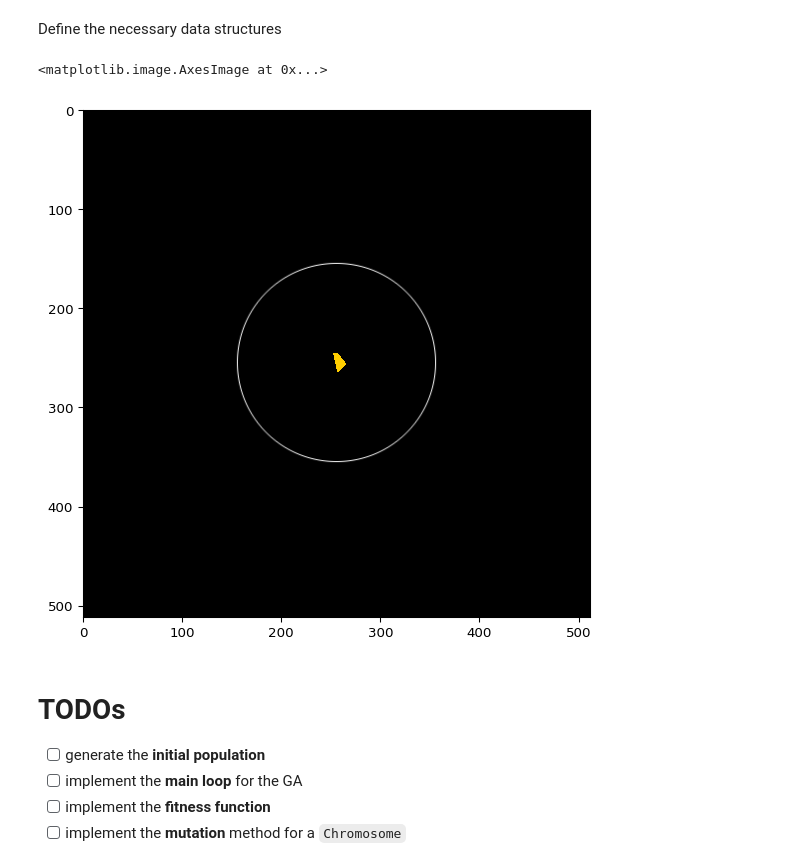
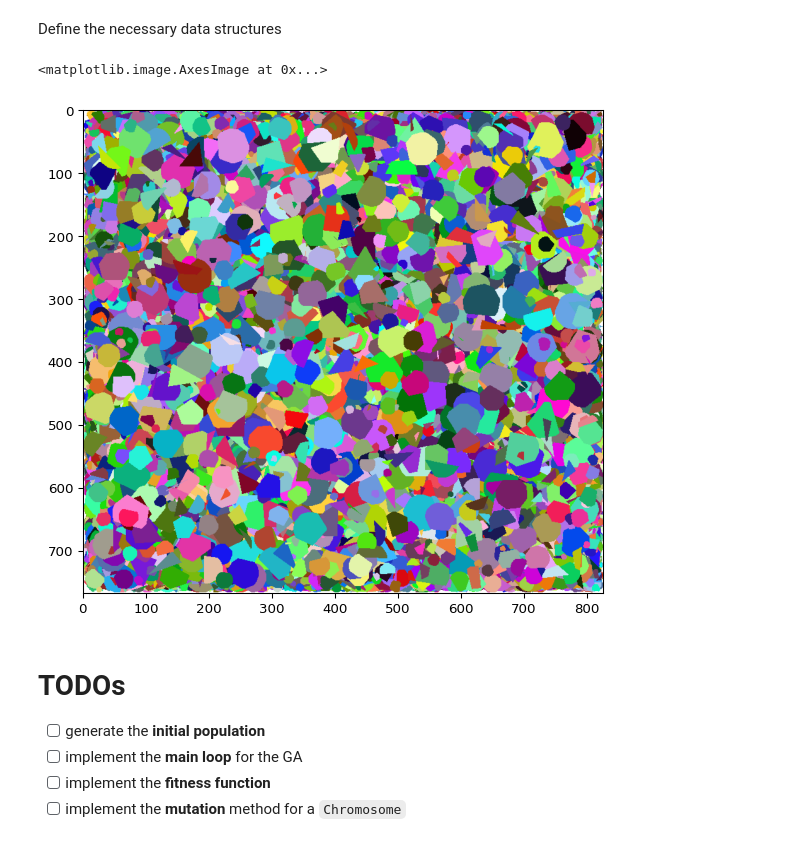
Before and after one commit to TymurLysenkoIU/Intro2AI, a Jupyter notebook: assignment_2/notebook.ipynb, the cells around one changed output. Drawn from its saved outputs; the diff is of its cells as text; code cells hidden in the pictures.

Commit message:
Generating an initial chromosome

```diff
--- a/assignment_2/notebook.ipynb
+++ b/assignment_2/notebook.ipynb
@@ -20,6 +22,12 @@ plt.rcParams["figure.figsize"] = (7, 7)
 plt.rcParams['figure.dpi'] = 96
 
 rng = default_rng()
+
+ORIGINAL_IMAGE = iio.imread(conf.IMAGE_PATH)
+ORIGINAL_IMAGE_DIMENSIONS = (ORIGINAL_IMAGE.shape[0], ORIGINAL_IMAGE.shape[1])
+
+INITIAL_NUM_POLYGONS = int(conf.INITIAL_NUM_POLYGONS_SCALE *\
+  (ORIGINAL_IMAGE_DIMENSIONS[0] * ORIGINAL_IMAGE_DIMENSIONS[1]))
 # %% [markdown]
 ## Helper functions
 # %%
@@ -29,11 +37,14 @@ def get_random_num_polygon_vertices():
     conf.MAX_NUM_POLYGON_VERTICES
   )
 
-def get_random_circumscribed_circle_size():
+def get_random_circumscribed_circle_radius():
   return randint(
     conf.MIN_CIRCUMSCRIBED_CIRCLE_SIZE,
     conf.MAX_CIRCUMSCRIBED_CIRCLE_SIZE
   )
+
+def get_random_color():
+  return randint(0, 256, 3)
 # %% [markdown]
 Define the necessary data structures
 # %%
@@ -91,17 +209,15 @@ class Chromosome:
 # %%
 # Trash
 
-p = ImagePolygon(np.array([255, 255]), 10)
+# img = np.zeros((512, 512, 3))
+# eX, eY, aa = circle_perimeter_aa(255, 255, 100)
+# img[eX, eY] = np.outer(aa, [255, 255, 255])
+# p = ImagePolygon(np.array([255, 255]))
+# p.draw_on_image(img)
+# plt.imshow(img.clip(0, 255).astype('uint8'))
 
-img = np.zeros((512, 512, 3))
-
-pX, pY = polygon(p.points[:,0], p.points[:,1])
-eX, eY, aa = circle_perimeter_aa(255, 255, 100)
-
-img[eX, eY] = np.outer(aa, [255, 255, 255])
-img[pX, pY] = [255, 206, 0]
-
+img = Chromosome().to_image()
 plt.imshow(img.clip(0, 255).astype('uint8'))
 # %% [output]
 <matplotlib.image.AxesImage at 0x...>
-[figure, old version]
+[figure, new version]
```
Also changed, not shown: parts of 4 cells of this notebook, 2 other files.
